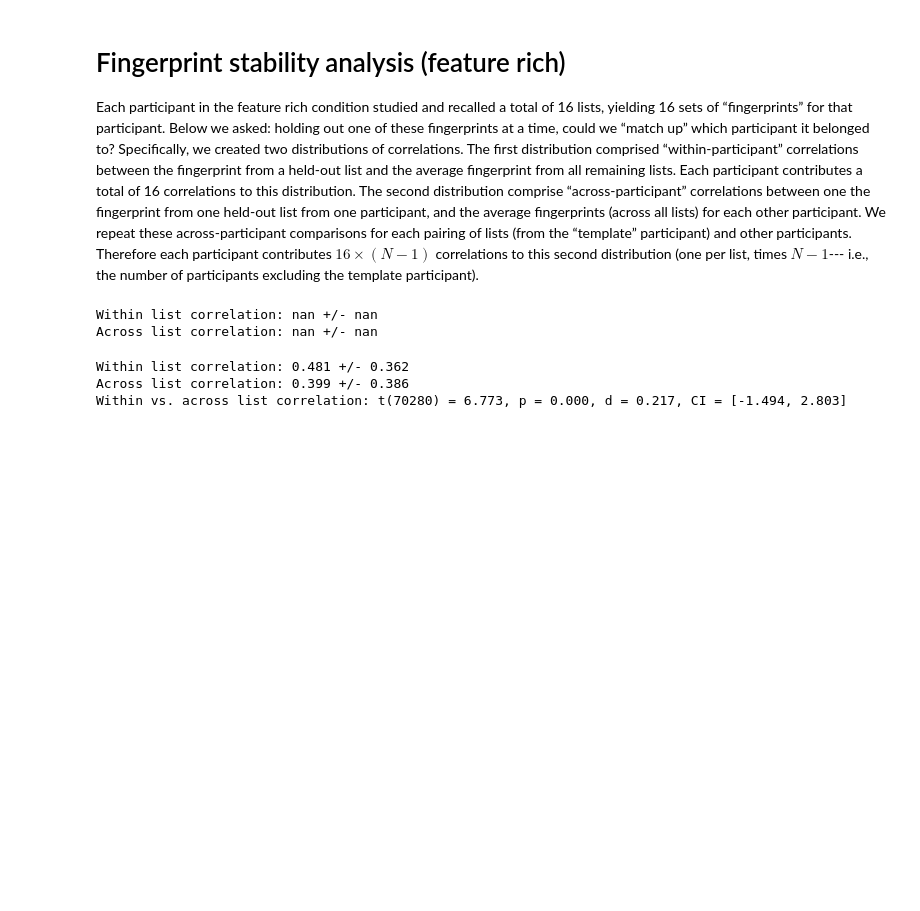
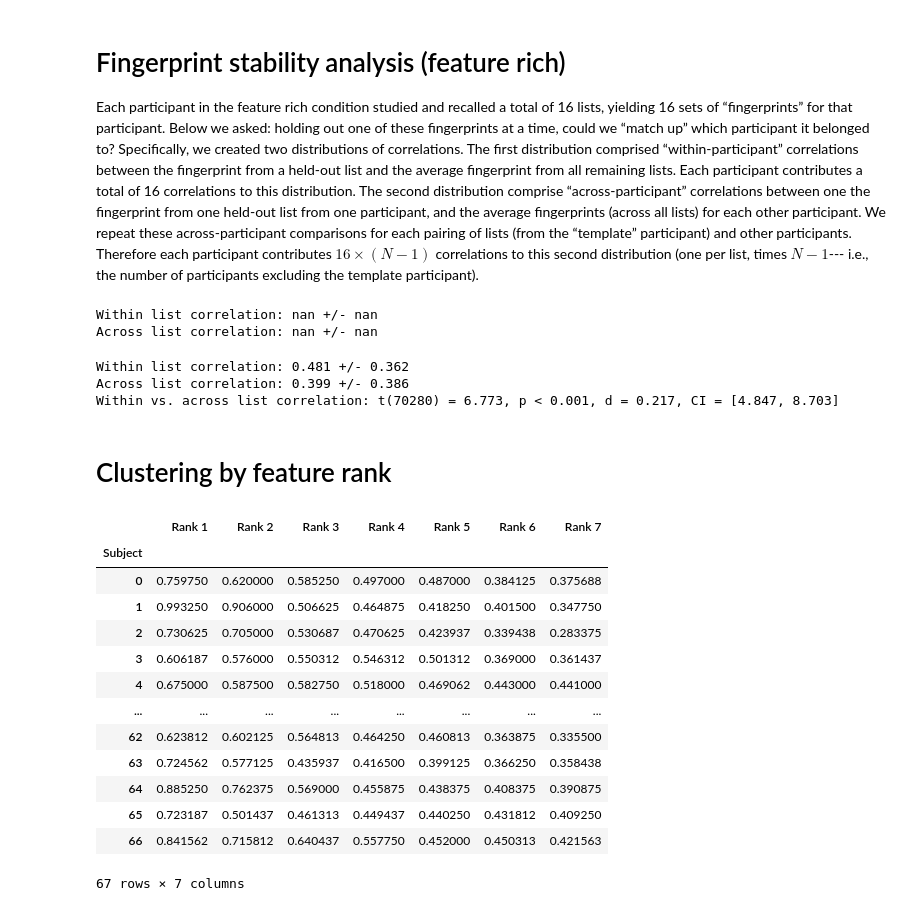
Before and after one commit to ContextLab/FRFR-analyses, a Jupyter notebook: code/run_stats.ipynb, the cells around one changed output. Cells and saved outputs as stored; diff of their text form; code cells hidden in the pictures; blank space fills up the shorter version.

Commit message:
added clustering "rank" analysis

```diff
--- a/code/run_stats.ipynb
+++ b/code/run_stats.ipynb
@@ -1230,22 +1260,32 @@ across_corrs = across_corrs[~np.isnan(across_corrs)]
 print(f'Within list correlation: {np.mean(within_corrs):.3f} +/- {np.std(within_corrs):.3f}')
 print(f'Across list correlation: {np.mean(across_corrs):.3f} +/- {np.std(across_corrs):.3f}')
 
-# t-ttest
-results = stats.ttest_ind(within_corrs, across_corrs)
-
-# cohen's d
-d = (np.mean(within_corrs) - np.mean(across_corrs)) / np.sqrt((np.std(within_corrs) ** 2 + np.std(across_corrs) ** 2) / 2)
-
-# bootstrap-estimated 95% confidence interval
-bootstrapped = []
-n_iter = 1000
-for i in range(n_iter):
-    inds = np.random.randint(0, len(within_corrs), len(within_corrs))
-    bootstrapped.append(stats.ttest_ind(within_corrs[inds], across_corrs[inds])[0])
-
-low, high = np.percentile(bootstrapped, [2.5, 97.5])
-print(f'Within vs. across list correlation: t({len(within_corrs) + len(across_corrs) - 2}) = {results.statistic:.3f}, p = {results.pvalue:.3f}, d = {d:.3f}, CI = [{low:.3f}, {high:.3f}]')
+ttest_helper(within_corrs, across_corrs, independent=True, prefix='Within vs. across list correlation: ')
 # %% [output]
 Within list correlation: 0.481 +/- 0.362
 Across list correlation: 0.399 +/- 0.386
-Within vs. across list correlation: t(70280) = 6.773, p = 0.000, d = 0.217, CI = [-1.494, 2.803]
+Within vs. across list correlation: t(70280) = 6.773, p < 0.001, d = 0.217, CI = [4.847, 8.703]
+# %% [markdown]
+# Clustering by feature rank
+# %%
+# sort each row in descending order and rename the columns to match the sort ranks
+
+x = results_by_list['fingerprint']['feature rich'].data
+x = x.groupby('Subject').mean().apply(lambda x: x.sort_values(ascending=False, ignore_index=True), axis=1)
+x.columns = [f'Rank {i}' for i in range(1, len(x.columns) + 1)]
+x
+# %% [output]
+|  | Rank 1 | Rank 2 | Rank 3 | Rank 4 | Rank 5 | Rank 6 | Rank 7 |
+| Subject |  |  |  |  |  |  |  |
+| 0 | 0.759750 | 0.620000 | 0.585250 | 0.497000 | 0.487000 | 0.384125 | 0.375688 |
+| 1 | 0.993250 | 0.906000 | 0.506625 | 0.464875 | 0.418250 | 0.401500 | 0.347750 |
+| 2 | 0.730625 | 0.705000 | 0.530687 | 0.470625 | 0.423937 | 0.339438 | 0.283375 |
+| 3 | 0.606187 | 0.576000 | 0.550312 | 0.546312 | 0.501312 | 0.369000 | 0.361437 |
+| 4 | 0.675000 | 0.587500 | 0.582750 | 0.518000 | 0.469062 | 0.443000 | 0.441000 |
+| ... | ... | ... | ... | ... | ... | ... | ... |
+| 62 | 0.623812 | 0.602125 | 0.564813 | 0.464250 | 0.460813 | 0.363875 | 0.335500 |
+| 63 | 0.724562 | 0.577125 | 0.435937 | 0.416500 | 0.399125 | 0.366250 | 0.358438 |
+| 64 | 0.885250 | 0.762375 | 0.569000 | 0.455875 | 0.438375 | 0.408375 | 0.390875 |
+| 65 | 0.723187 | 0.501437 | 0.461313 | 0.449437 | 0.440250 | 0.431812 | 0.409250 |
+| 66 | 0.841562 | 0.715812 | 0.640437 | 0.557750 | 0.452000 | 0.450313 | 0.421563 |
+67 rows × 7 columns
```
Also changed, not shown: parts of 2 cells of this notebook.
